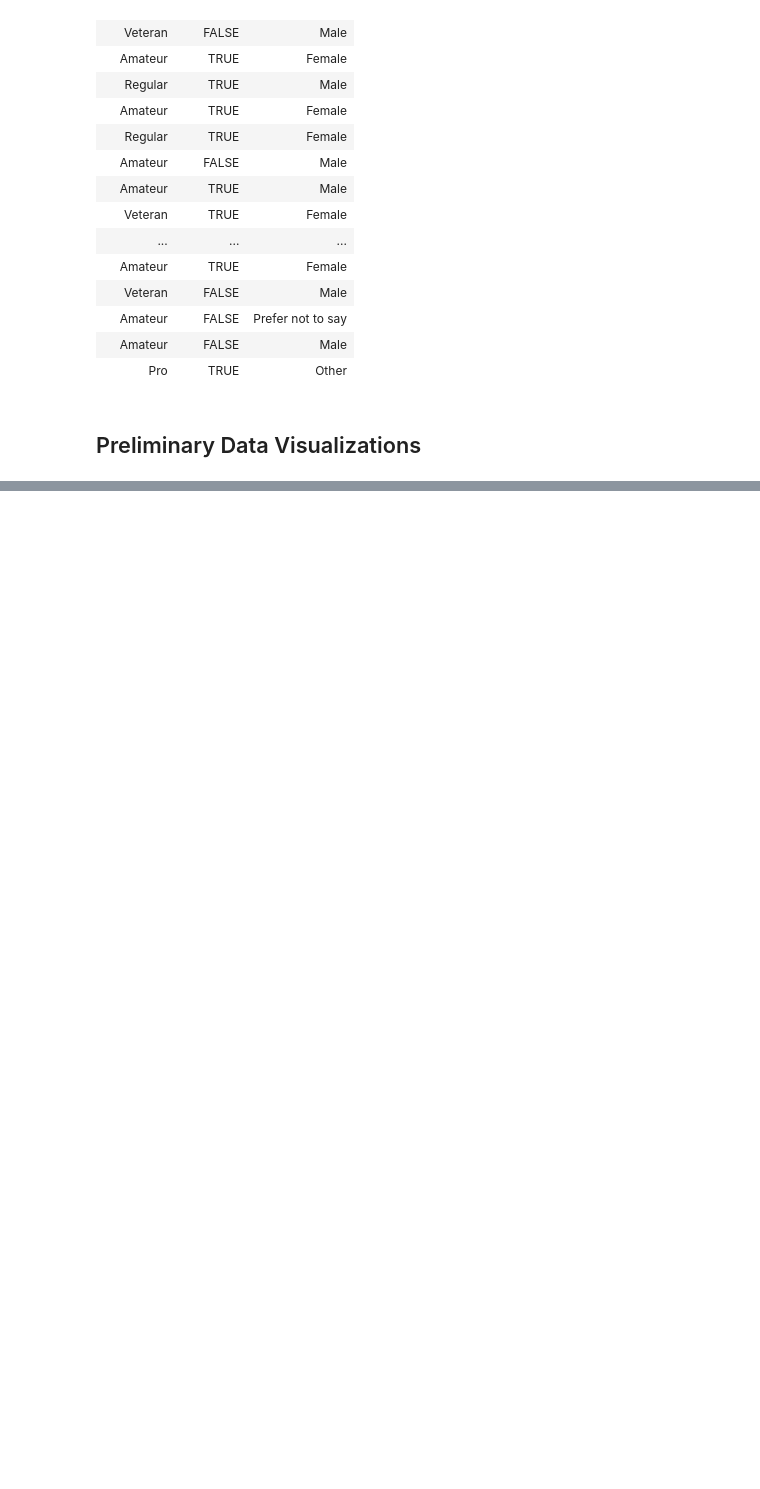
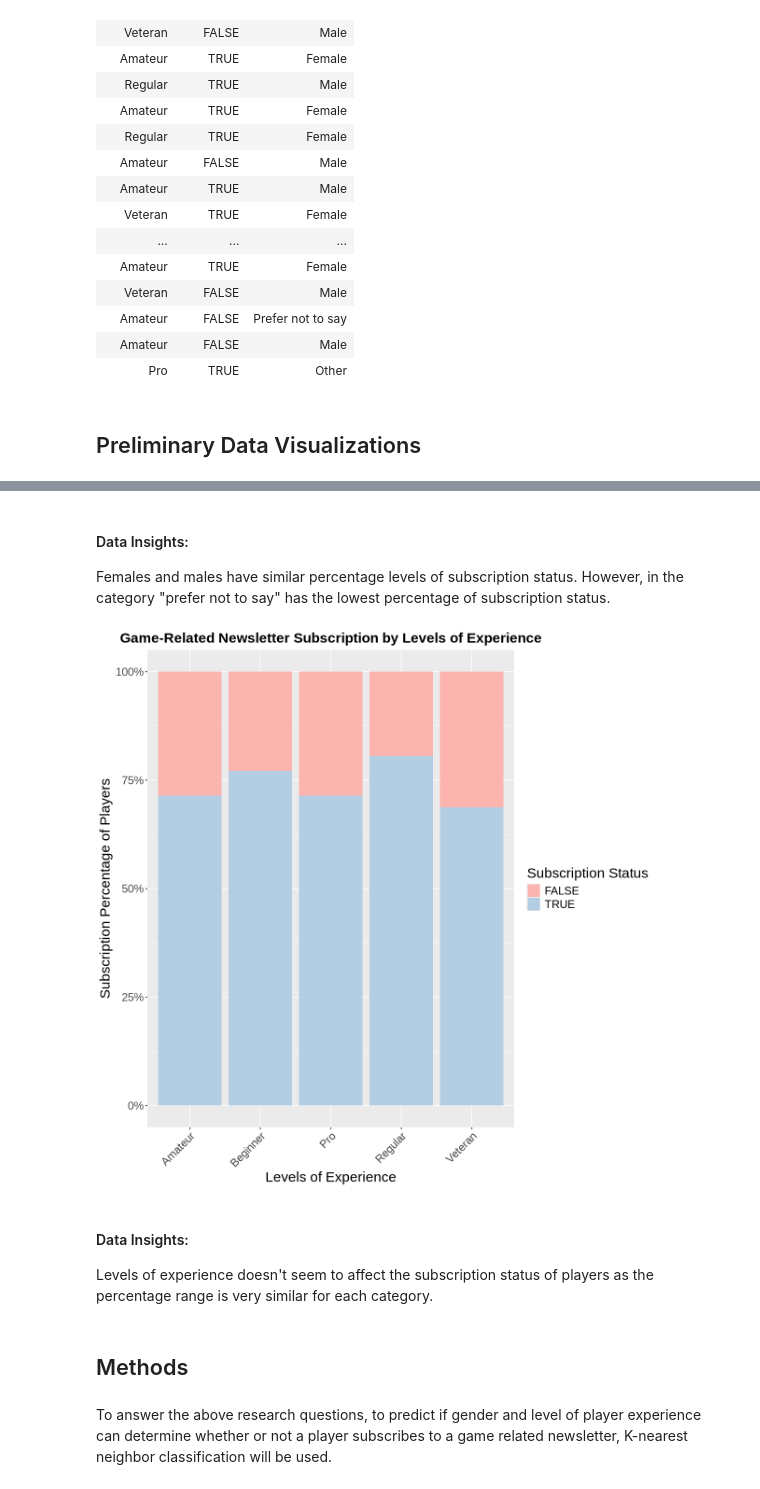
Before and after one commit to kkris72/MineCraft-Data-Science-Project, a Jupyter notebook: MineCraft.ipynb, the cells around one changed output, grey strips where cells are left out. Cells and saved outputs as stored; diff of their text form; code cells hidden in the pictures; blank space fills up the shorter version.

```diff
--- a/MineCraft.ipynb
+++ b/MineCraft.ipynb
@@ -75,0 +97,26 @@ A tibble: 196 × 3
+# %% [markdown]
+#### Data Insights:
+Females and males have similar percentage levels of subscription status. However, in the category "prefer not to say" has the lowest percentage of subscription status.
+# %%
+subscription_experience_plot <- players |>
+    ggplot(aes(x = experience, fill = subscribe)) +
+    geom_bar(position = "fill") +
+    scale_y_continuous(labels = scales::percent) +
+    xlab("Levels of Experience") +
+    ylab("Subscription Percentage of Players") +
+    labs(fill = "Subscription Status") +
+    ggtitle("Game-Related Newsletter Subscription by Levels of Experience") +
+    scale_fill_brewer(palette = 'Pastel1') +
+    theme(text = element_text(size = 18),
+        axis.text.x = element_text(angle = 45,hjust = 1),
+        plot.title = element_text(size = 18,face ='bold',hjust = 0.5))
+subscription_experience_plot
+# %% [output]
+[figure, added]
+# %% [markdown]
+#### Data Insights:
+Levels of experience doesn't seem to affect the subscription status of players as the percentage range is very similar for each category.
+# %% [markdown]
+## Methods
+# %% [markdown]
+To answer the above research questions, to predict if gender and level of player experience can determine whether or not a player subscribes to a game related newsletter, K-nearest neighbor classification will be used.
```
Also changed, not shown: parts of 1 cell of this notebook.
